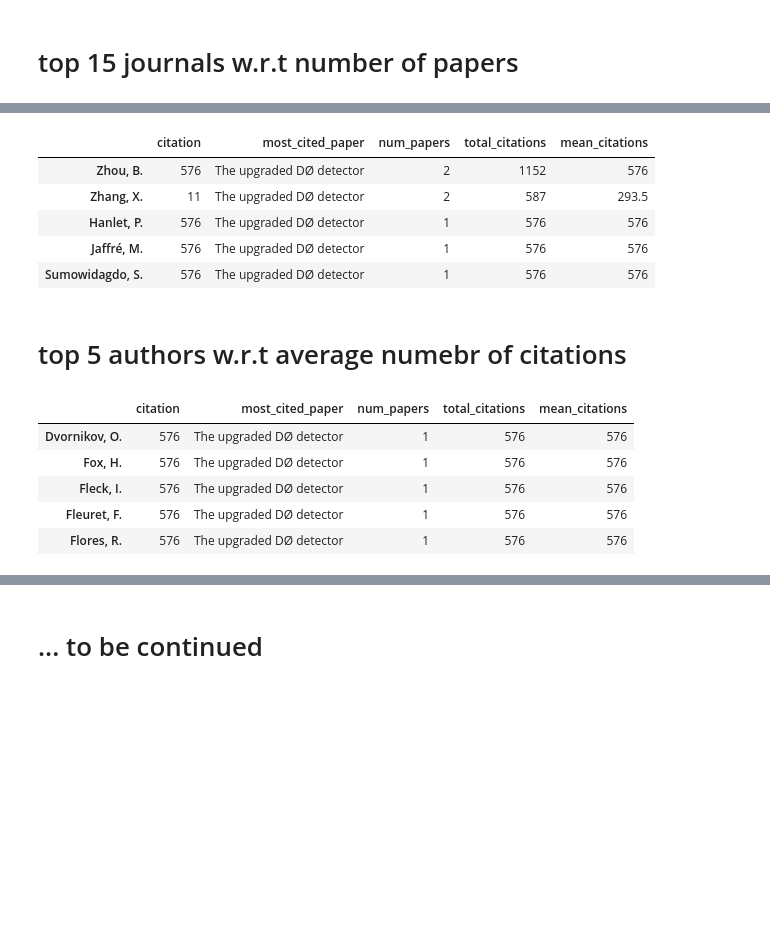
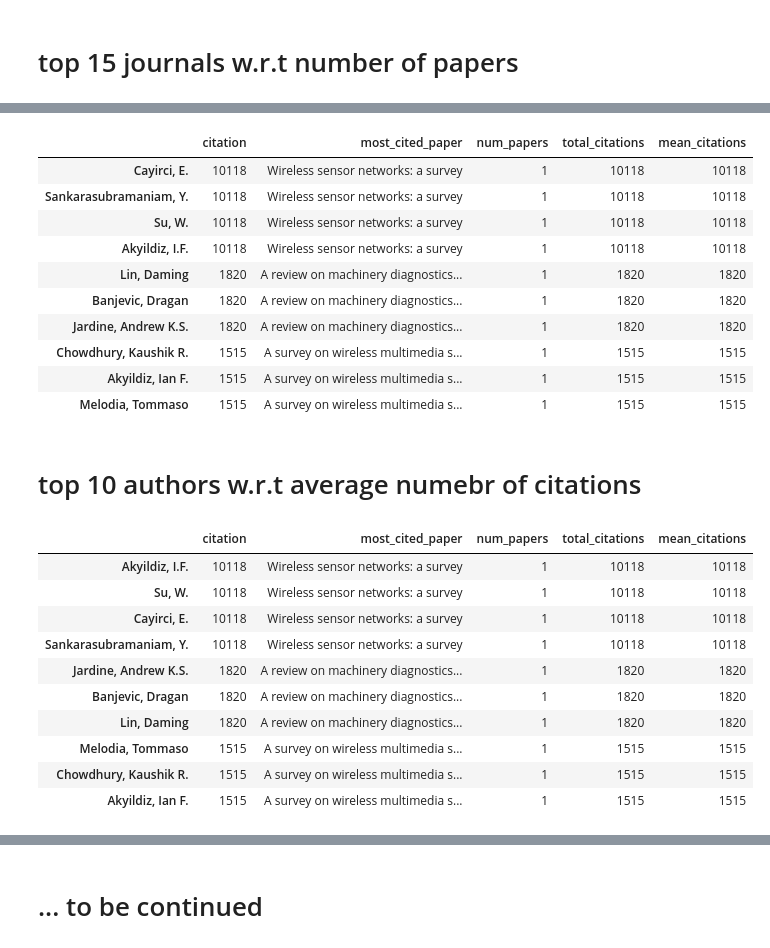
Before and after one commit to j-julaiti/Extract-article-data-from-Elsevier, a Jupyter notebook: exploratory_analysis.ipynb, the cells around one changed output, grey strips where cells are left out. Drawn from its saved outputs; the diff is of its cells as text; code cells hidden in the pictures; blank space fills up the shorter version.

```diff
--- a/exploratory_analysis.ipynb
+++ b/exploratory_analysis.ipynb
@@ -5,7 +5,7 @@ import numpy as np
 # %%
 import matplotlib.pyplot as plt
 # %%
-folder_name = "Sat_Feb_17_19_05_30_2018"
+folder_name = "Wed_Feb_21_15_56_26_2018"
 # %%
 textdata = pickle.load(open(folder_name+'/extracted_data.p','rb'))
 # %%
@@ -99,20 +133,30 @@ authors.sort_values(['num_papers'],ascending=0)[:5]
 # %%
-authors.sort_values(['total_citations'],ascending=0)[:5]
+authors.sort_values(['total_citations'],ascending=0)[:10]
 # %% [output]
 |  | citation | most_cited_paper | num_papers | total_citations | mean_citations |
-| Zhou, B. | 576 | The upgraded DØ detector | 2 | 1152 | 576 |
-| Zhang, X. | 11 | The upgraded DØ detector | 2 | 587 | 293.5 |
-| Hanlet, P. | 576 | The upgraded DØ detector | 1 | 576 | 576 |
-| Jaffré, M. | 576 | The upgraded DØ detector | 1 | 576 | 576 |
-| Sumowidagdo, S. | 576 | The upgraded DØ detector | 1 | 576 | 576 |
+| Cayirci, E. | 10118 | Wireless sensor networks: a survey | 1 | 10118 | 10118 |
+| Sankarasubramaniam, Y. | 10118 | Wireless sensor networks: a survey | 1 | 10118 | 10118 |
+| Su, W. | 10118 | Wireless sensor networks: a survey | 1 | 10118 | 10118 |
+| Akyildiz, I.F. | 10118 | Wireless sensor networks: a survey | 1 | 10118 | 10118 |
+| Lin, Daming | 1820 | A review on machinery diagnostics... | 1 | 1820 | 1820 |
+| Banjevic, Dragan | 1820 | A review on machinery diagnostics... | 1 | 1820 | 1820 |
+| Jardine, Andrew K.S. | 1820 | A review on machinery diagnostics... | 1 | 1820 | 1820 |
+| Chowdhury, Kaushik R. | 1515 | A survey on wireless multimedia s... | 1 | 1515 | 1515 |
+| Akyildiz, Ian F. | 1515 | A survey on wireless multimedia s... | 1 | 1515 | 1515 |
+| Melodia, Tommaso | 1515 | A survey on wireless multimedia s... | 1 | 1515 | 1515 |
 # %% [markdown]
-# top 5 authors w.r.t average numebr of citations
+# top 10 authors w.r.t average numebr of citations
 # %%
-authors.sort_values(['mean_citations'],ascending=0)[:5]
+authors.sort_values(['mean_citations'],ascending=0)[:10]
 # %% [output]
 |  | citation | most_cited_paper | num_papers | total_citations | mean_citations |
-| Dvornikov, O. | 576 | The upgraded DØ detector | 1 | 576 | 576 |
-| Fox, H. | 576 | The upgraded DØ detector | 1 | 576 | 576 |
-| Fleck, I. | 576 | The upgraded DØ detector | 1 | 576 | 576 |
-| Fleuret, F. | 576 | The upgraded DØ detector | 1 | 576 | 576 |
-| Flores, R. | 576 | The upgraded DØ detector | 1 | 576 | 576 |
+| Akyildiz, I.F. | 10118 | Wireless sensor networks: a survey | 1 | 10118 | 10118 |
+| Su, W. | 10118 | Wireless sensor networks: a survey | 1 | 10118 | 10118 |
+| Cayirci, E. | 10118 | Wireless sensor networks: a survey | 1 | 10118 | 10118 |
+| Sankarasubramaniam, Y. | 10118 | Wireless sensor networks: a survey | 1 | 10118 | 10118 |
+| Jardine, Andrew K.S. | 1820 | A review on machinery diagnostics... | 1 | 1820 | 1820 |
+| Banjevic, Dragan | 1820 | A review on machinery diagnostics... | 1 | 1820 | 1820 |
+| Lin, Daming | 1820 | A review on machinery diagnostics... | 1 | 1820 | 1820 |
+| Melodia, Tommaso | 1515 | A survey on wireless multimedia s... | 1 | 1515 | 1515 |
+| Chowdhury, Kaushik R. | 1515 | A survey on wireless multimedia s... | 1 | 1515 | 1515 |
+| Akyildiz, Ian F. | 1515 | A survey on wireless multimedia s... | 1 | 1515 | 1515 |
```
Also changed, not shown: parts of 13 cells of this notebook.
